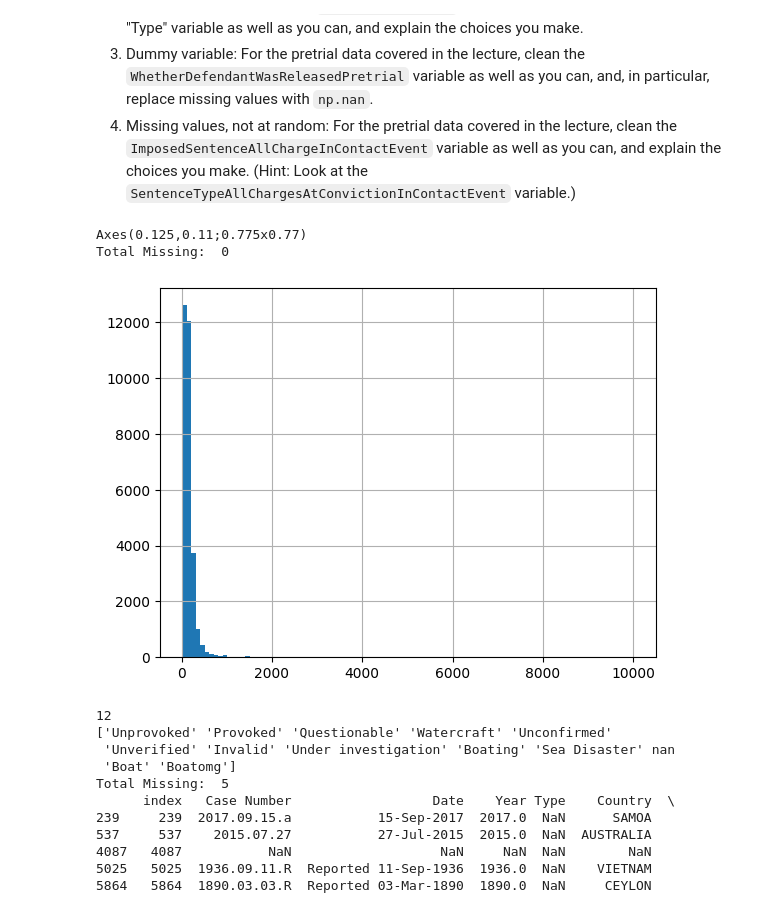
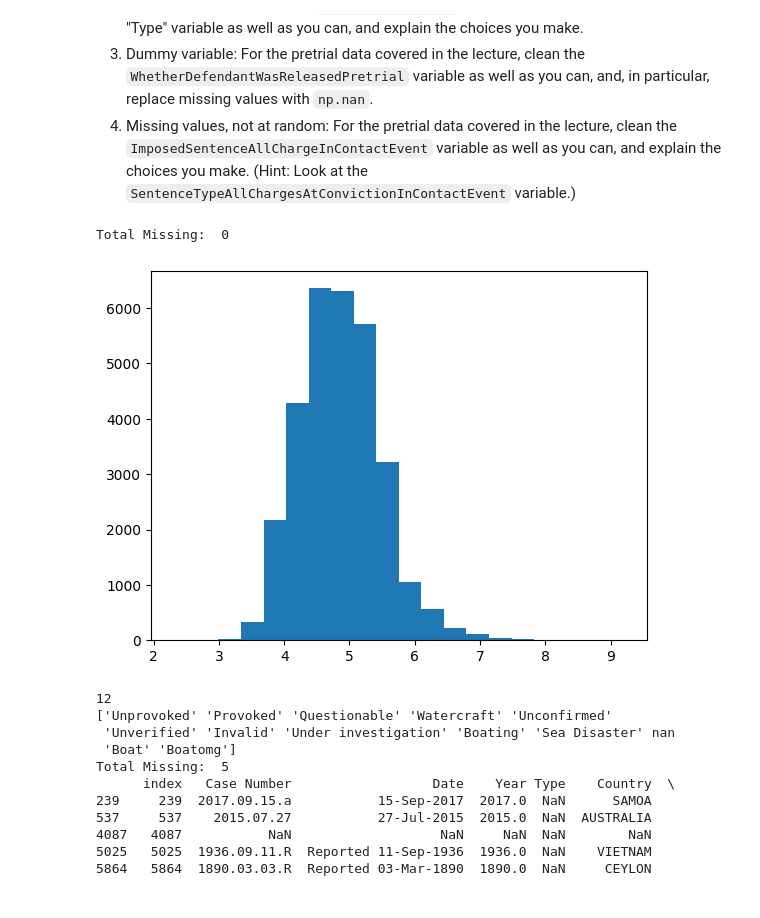
Before and after one commit to wdgstl/assignment2, a Jupyter notebook: WDG_assignment2.ipynb, the cells around one changed output. Drawn from its saved outputs; the diff is of its cells as text; code cells hidden in the pictures.

```diff
--- a/WDG_assignment2.ipynb
+++ b/WDG_assignment2.ipynb
@@ -60,40 +60,41 @@
 4. Missing values, not at random: For the pretrial data covered in the lecture, clean the `ImposedSentenceAllChargeInContactEvent` variable as well as you can, and explain the choices you make. (Hint: Look at the `SentenceTypeAllChargesAtConvictionInContactEvent` variable.)
 # %%
 import pandas as pd
+import numpy as np
 
 #Question 1 - Cleaning Price Variable in airbnb_hw.csv
 
-airbnb_df = pd.read_csv("/content/airbnb_hw.csv")
+airbnb_df = pd.read_csv("/content/airbnb_hw (1).csv")
 
 #print(airbnb_df.info())
 
 #print(airbnb_df.head(10))
 
 #CLEANING: remove the commas from the prices and also make them integers
 airbnb_df['Price'] = airbnb_df['Price'].str.replace(',', '')
 
 # print(airbnb_df['Price'].unique())
 
 # print(airbnb_df['Price'].value_counts())
 
 #COERCION: coerce to numeric
 
 airbnb_df['Price'] = pd.to_numeric(airbnb_df['Price'])
 
-print(airbnb_df['Price'].hist(bins = 100))
+airbnb_df['Price_log'] = np.log(airbnb_df['Price'])
+
+airbnb_df.loc[airbnb_df['Price_log']>0,'Price_log'].hist(bins=20,grid=False)
 
 #IMPUTATION:
 
 airbnb_df['Price' + '_nan'] = airbnb_df['Price'].isnull()
 
-
 print("Total Missing: ", sum(airbnb_df['Price_nan']))
 
-#Summary of Choices: First, I visualized the data and noticed that numbers above 999 were separated by commas. To fix this, I removed the ',' and also coerced the values to numeric. I then checked to see how many null/na values there were (there were none), so no imputation was needed.
+#Summary of Choices: First, I visualized the data and noticed that numbers above 999 were separated by commas. To fix this, I removed the ',' and also coerced the values to numeric. I then checked to see how many null/na values there were (there were none), so no imputation was needed. I also performed a log transformation on the variable to give it a more normal distribution and made this a new column in case further work needs to be done.
 # %% [output]
-Axes(0.125,0.11;0.775x0.77)
 Total Missing:  0
-[figure, old version]
+[figure, new version]
 # %%
 import numpy as np
 #Question 2 - Cleaning Type Variable in sharks.csv
```
Also changed, not shown: parts of 11 cells of this notebook.
